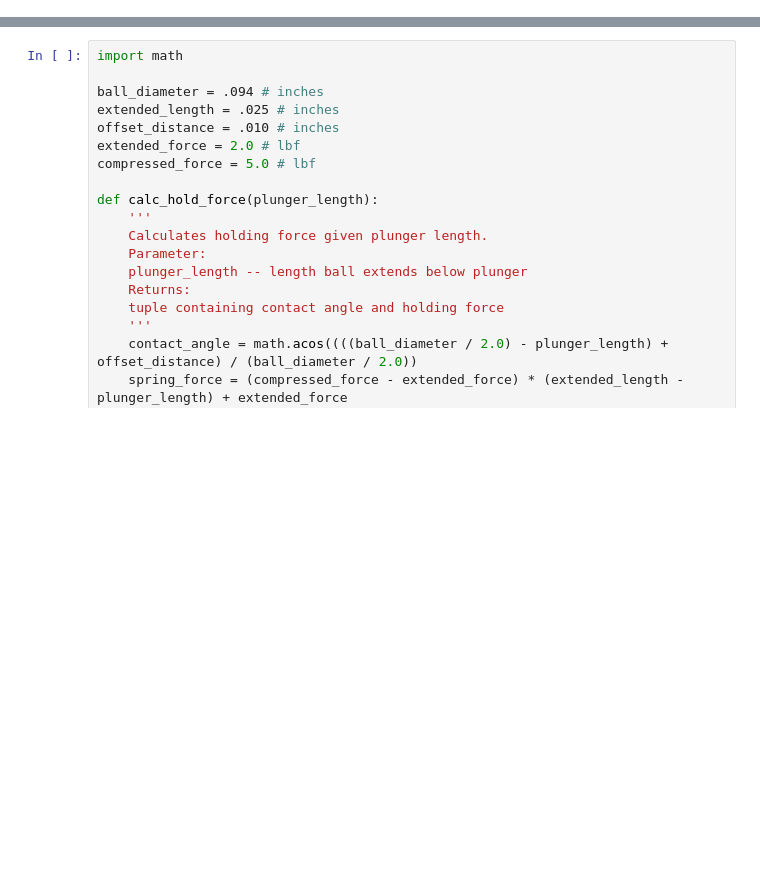
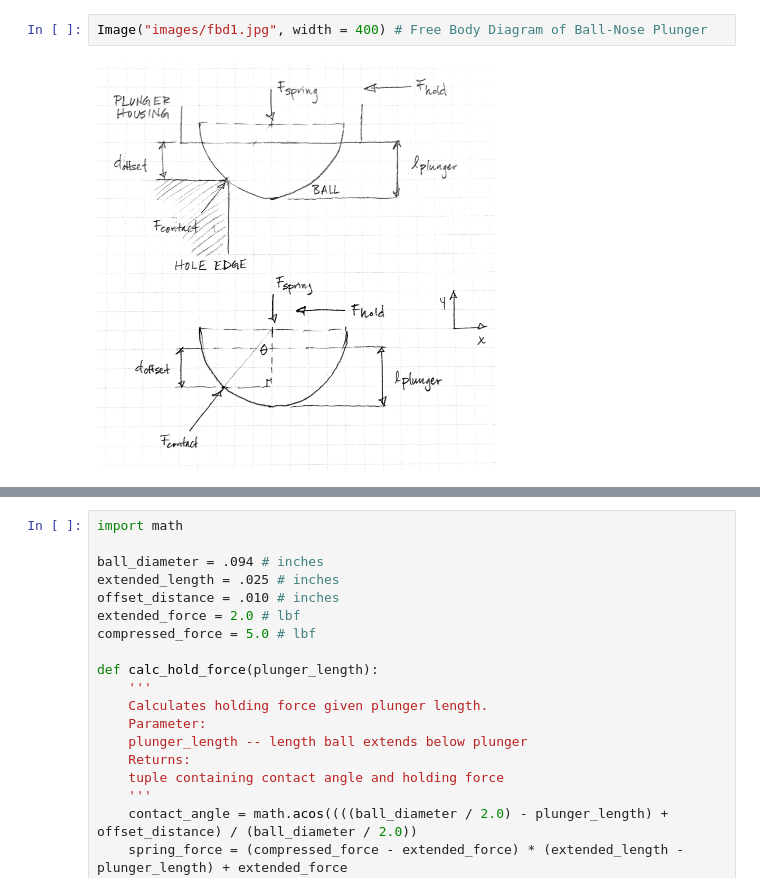
Before and after one commit to bryanyaggi/DesignProblem, a Jupyter notebook: analysis.ipynb, the cells around one changed output, grey strips where cells are left out. Cells and saved outputs as stored; diff of their text form; blank space fills up the shorter version.

```diff
--- a/analysis.ipynb
+++ b/analysis.ipynb
@@ -76,0 +58,4 @@ $\theta$ is the angle the contact force makes with vertical
+# %%
+Image("images/fbd1.jpg", width = 400) # Free Body Diagram of Ball-Nose Plunger
+# %% [output]
+[figure, added]
```
Also changed, not shown: parts of 18 cells of this notebook.
